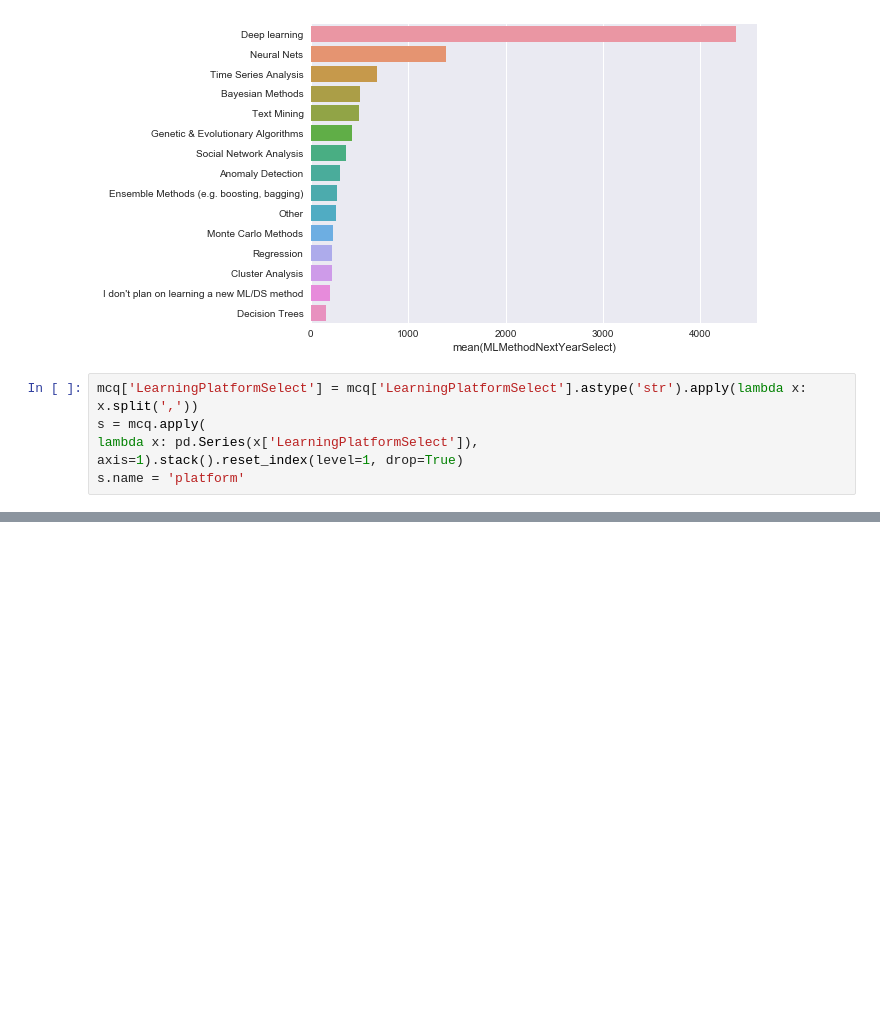
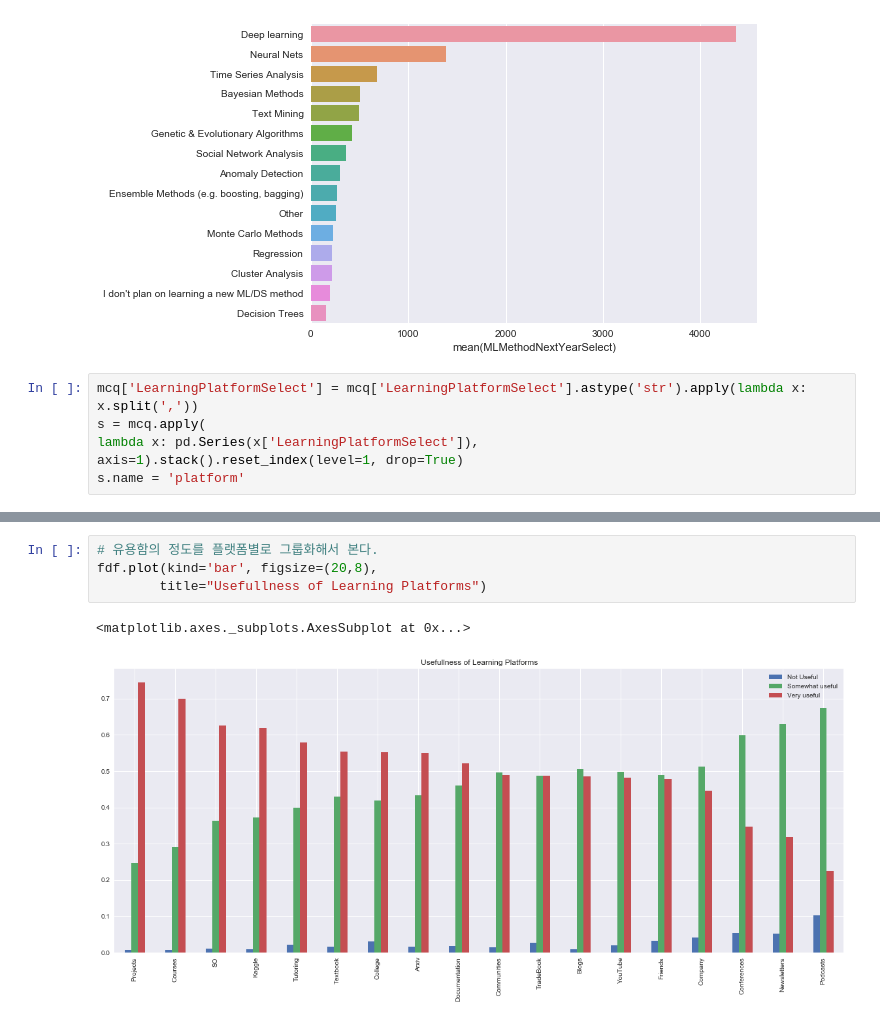
Before and after one commit to ekmst1027/programming-study, a Jupyter notebook: data_science/kaggle_programmers/data_science_faq.ipynb, the cells around one changed output, grey strips where cells are left out. Saved outputs shown, nothing was run; the diff lists cells and outputs as text; blank space fills up the shorter version.

```diff
--- a/data_science/kaggle_programmers/data_science_faq.ipynb
+++ b/data_science/kaggle_programmers/data_science_faq.ipynb
@@ -359,0 +416,7 @@ sns.barplot(y=data.index, x=data)
+# %%
+# 유용함의 정도를 플랫폼별로 그룹화해서 본다.
+fdf.plot(kind='bar', figsize=(20,8),
+        title="Usefullness of Learning Platforms")
+# %% [output]
+<matplotlib.axes._subplots.AxesSubplot at 0x...>
+[figure, added]
```
Also changed, not shown: parts of 21 cells of this notebook, 1 other file.
